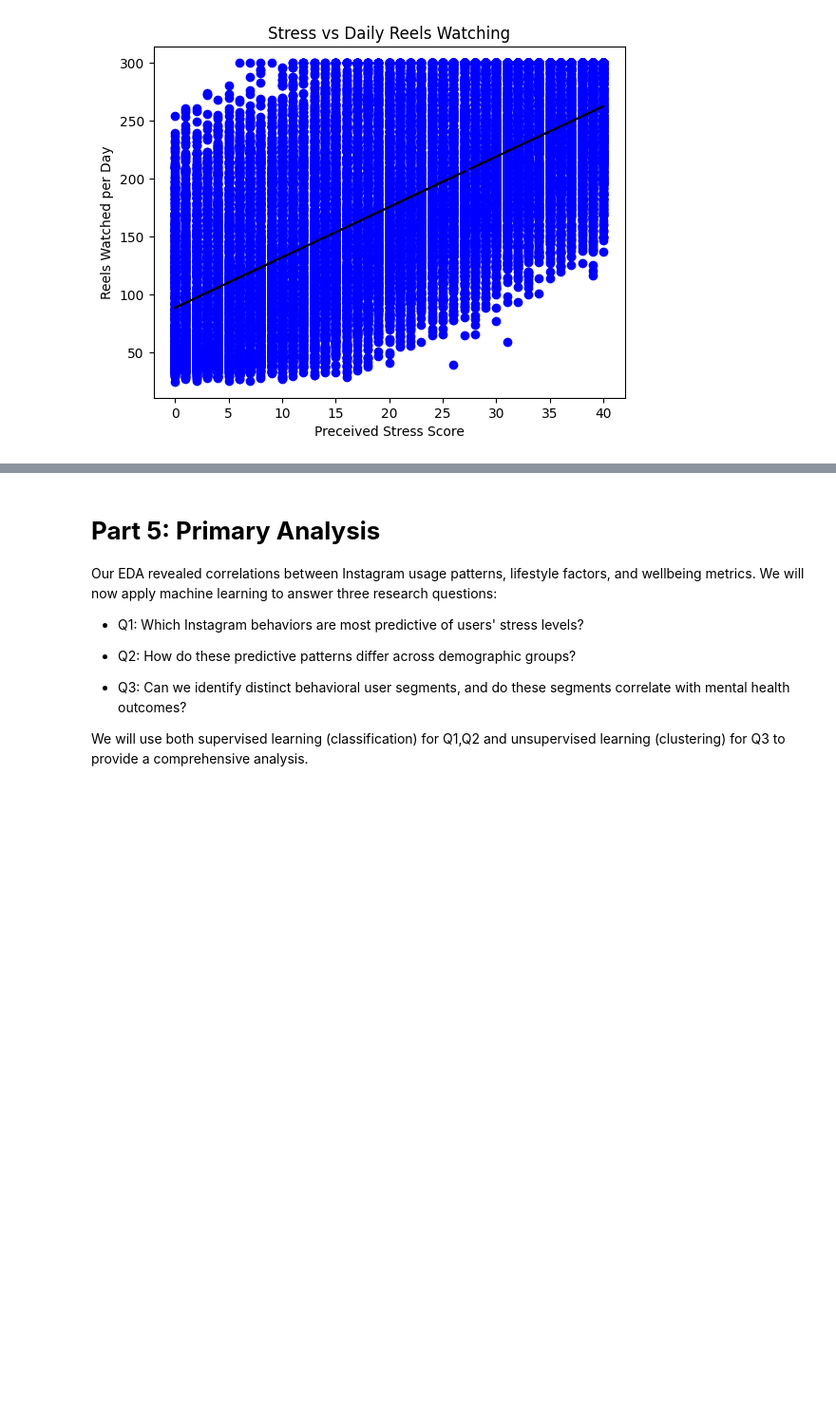
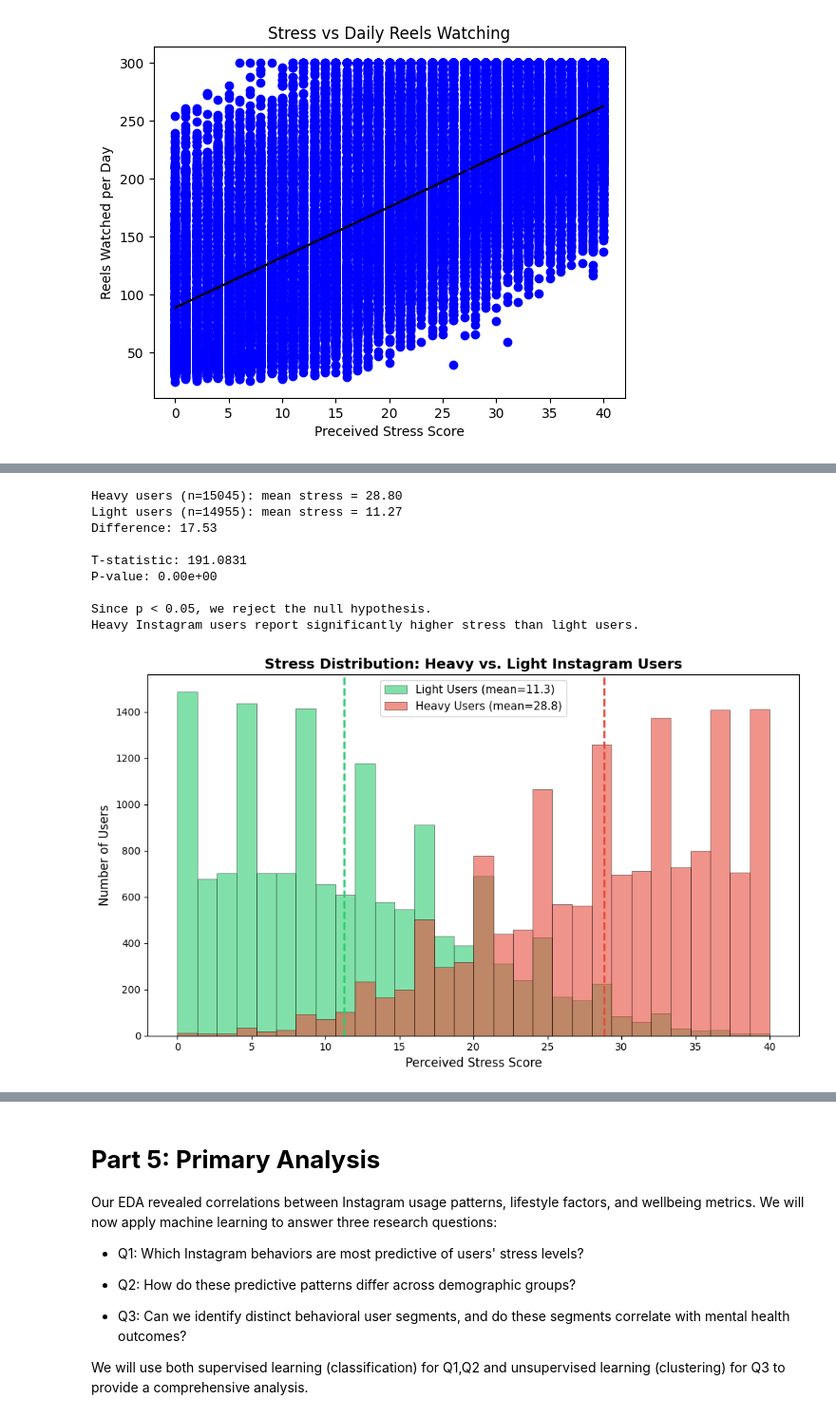
Before and after one commit to saishapitani/cmsc320GroupProj, a Jupyter notebook: final_proj.ipynb, the cells around one changed output, grey strips where cells are left out. Shown at 95% size. Cells and saved outputs as stored; diff of their text form; code cells hidden in the pictures; blank space fills up the shorter version.

```diff
--- a/final_proj.ipynb
+++ b/final_proj.ipynb
@@ -152,0 +278,42 @@ Ok, those are some neat correlations! Now we have some data we can work with for
+# %%
+median_minutes = df['daily_active_minutes_instagram'].median()
+heavy = df[df['daily_active_minutes_instagram'] >= median_minutes]['perceived_stress_score']
+light = df[df['daily_active_minutes_instagram'] < median_minutes]['perceived_stress_score']
+
+
+t_stat, p_value_t = stats.ttest_ind(heavy, light)
+
+print(f"Heavy users (n={len(heavy)}): mean stress = {heavy.mean():.2f}")
+print(f"Light users (n={len(light)}): mean stress = {light.mean():.2f}")
+print(f"Difference: {heavy.mean() - light.mean():.2f}")
+print(f"\nT-statistic: {t_stat:.4f}")
+print(f"P-value: {p_value_t:.2e}")
+print(f"\nSince p < 0.05, we reject the null hypothesis.")
+print(f"Heavy Instagram users report significantly higher stress than light users.")
+
+
+fig, ax = plt.subplots(figsize=(10, 6))
+ax.hist(light, bins=30, alpha=0.6, label=f'Light Users (mean={light.mean():.1f})',
+        color='#2ecc71', edgecolor='black', linewidth=0.5)
+ax.hist(heavy, bins=30, alpha=0.6, label=f'Heavy Users (mean={heavy.mean():.1f})',
+        color='#e74c3c', edgecolor='black', linewidth=0.5)
+ax.axvline(light.mean(), color='#2ecc71', linestyle='--', linewidth=2)
+ax.axvline(heavy.mean(), color='#e74c3c', linestyle='--', linewidth=2)
+ax.set_xlabel('Perceived Stress Score', fontsize=12)
+ax.set_ylabel('Number of Users', fontsize=12)
+ax.set_title('Stress Distribution: Heavy vs. Light Instagram Users',
+             fontsize=14, fontweight='bold')
+ax.legend(fontsize=11)
+plt.tight_layout()
+plt.show()
+# %% [output]
+Heavy users (n=15045): mean stress = 28.80
+Light users (n=14955): mean stress = 11.27
+Difference: 17.53
+
+T-statistic: 191.0831
+P-value: 0.00e+00
+
+Since p < 0.05, we reject the null hypothesis.
+Heavy Instagram users report significantly higher stress than light users.
+[figure, added]
```
Also changed, not shown: parts of 9 cells of this notebook.
